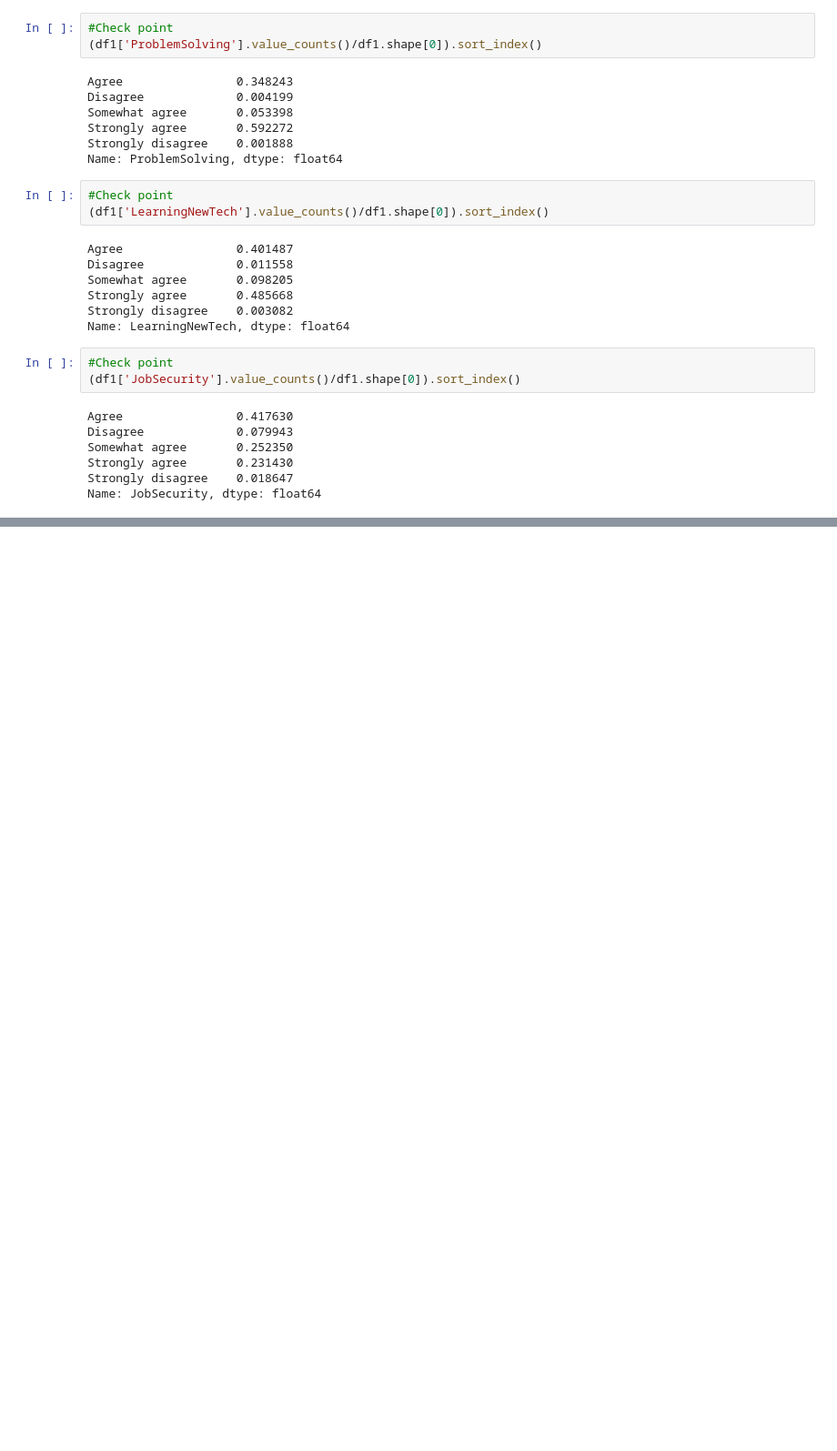
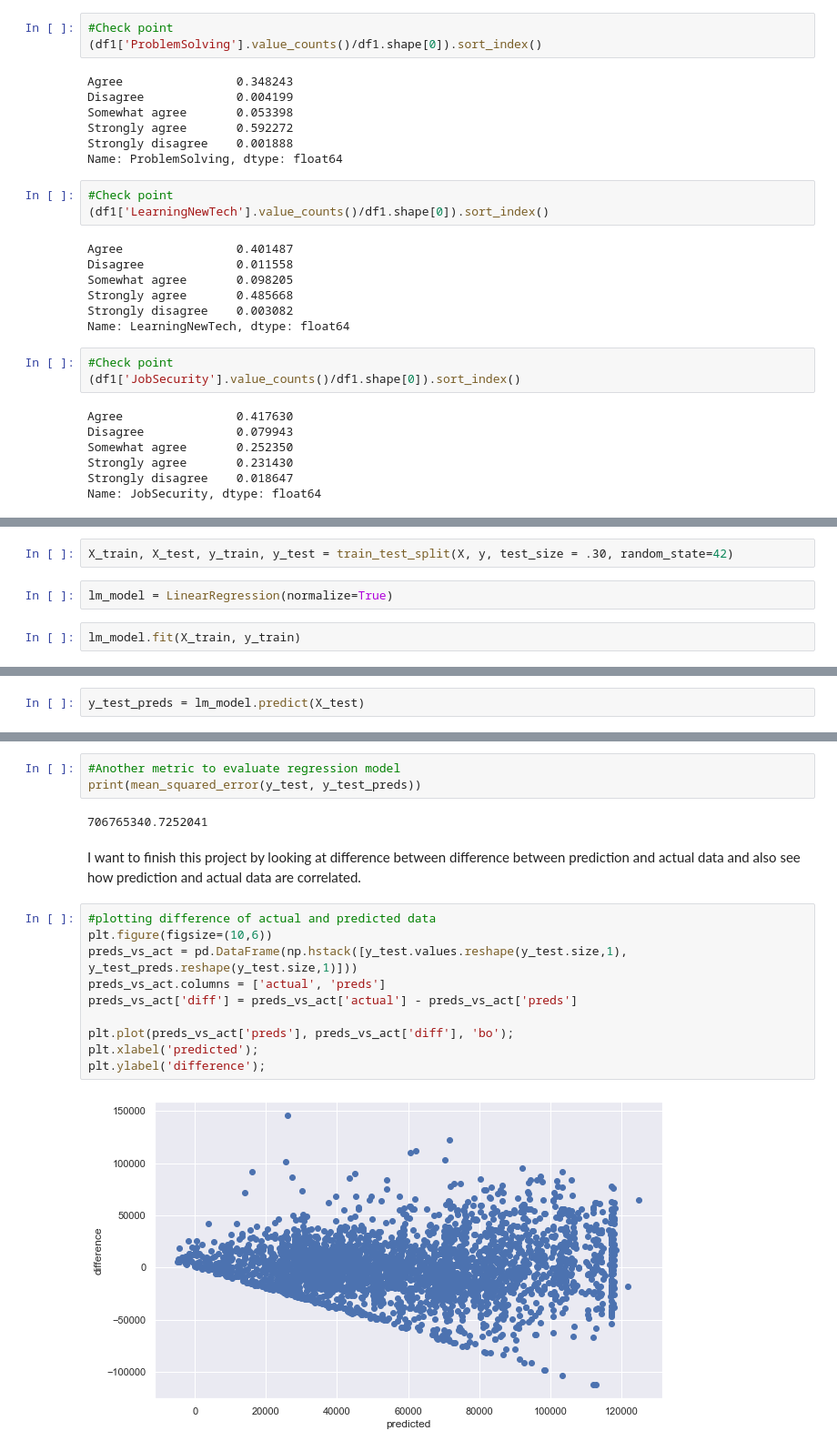
Before and after one commit to mkhajeh/StackOverFlow_2017_Survey_Analysis, a Jupyter notebook: StackOverflow 2017 Survey Analysis.ipynb, the cells around one changed output, grey strips where cells are left out. Shown: that part at 91% size. Saved outputs shown, nothing was run; the diff lists cells and outputs as text; blank space fills up the shorter version.

Commit message:
End of Question 3, regression model for Salary prediction

```diff
--- a/StackOverflow 2017 Survey Analysis.ipynb
+++ b/StackOverflow 2017 Survey Analysis.ipynb
@@ -599,0 +852,6 @@ Name: JobSecurity, dtype: float64
+# %%
+X_train, X_test, y_train, y_test = train_test_split(X, y, test_size = .30, random_state=42)
+# %%
+lm_model = LinearRegression(normalize=True)
+# %%
+lm_model.fit(X_train, y_train)
@@ -599,0 +860,2 @@ Name: JobSecurity, dtype: float64
+# %%
+y_test_preds = lm_model.predict(X_test)
@@ -599,0 +868,19 @@ Name: JobSecurity, dtype: float64
+# %%
+#Another metric to evaluate regression model
+print(mean_squared_error(y_test, y_test_preds))
+# %% [output]
+706765340.7252041
+# %% [markdown]
+I want to finish this project by looking at difference between difference between prediction and actual data and also see how prediction and actual data are correlated.
+# %%
+#plotting difference of actual and predicted data
+plt.figure(figsize=(10,6))
+preds_vs_act = pd.DataFrame(np.hstack([y_test.values.reshape(y_test.size,1), y_test_preds.reshape(y_test.size,1)]))
+preds_vs_act.columns = ['actual', 'preds']
+preds_vs_act['diff'] = preds_vs_act['actual'] - preds_vs_act['preds']
+
+plt.plot(preds_vs_act['preds'], preds_vs_act['diff'], 'bo');
+plt.xlabel('predicted');
+plt.ylabel('difference');
+# %% [output]
+[figure, added]
```
Also changed, not shown: parts of 44 cells of this notebook.
